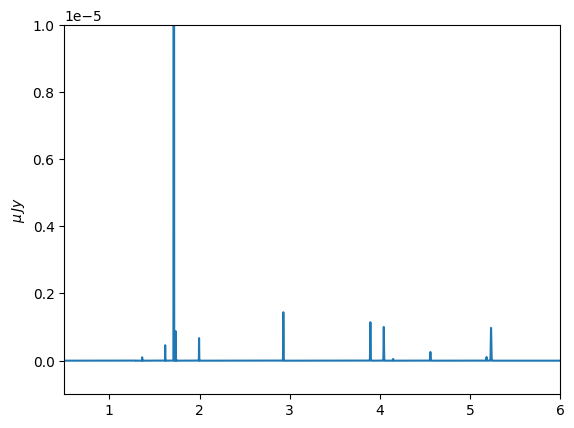
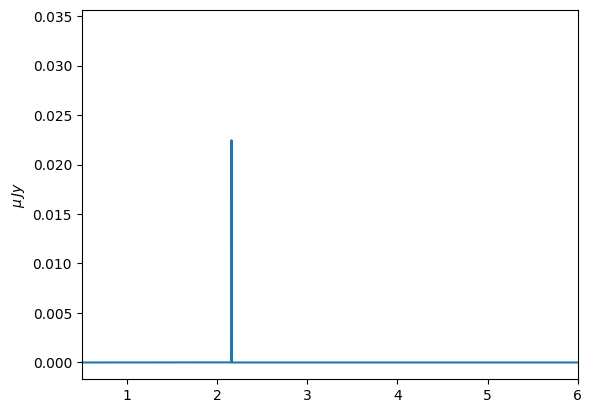
The change to this notebook cell's code, shown as a diff; its figure went from the first image to the second:
--- before
+++ after
@@ -56,5 +56,5 @@
 plt.plot(testx_mic, out * 10 ** 6)
 plt.xlim(0.5,6)
-plt.ylim(-0.000001,0.00001)
+# plt.ylim(-0.000001,0.00001)
 plt.ylabel(r"$\mu \, Jy$")
 print(f"{wavelengths}\n{Flumd}")

Commit: Updated diagnostic files for slit calculations and successful spectrum addition